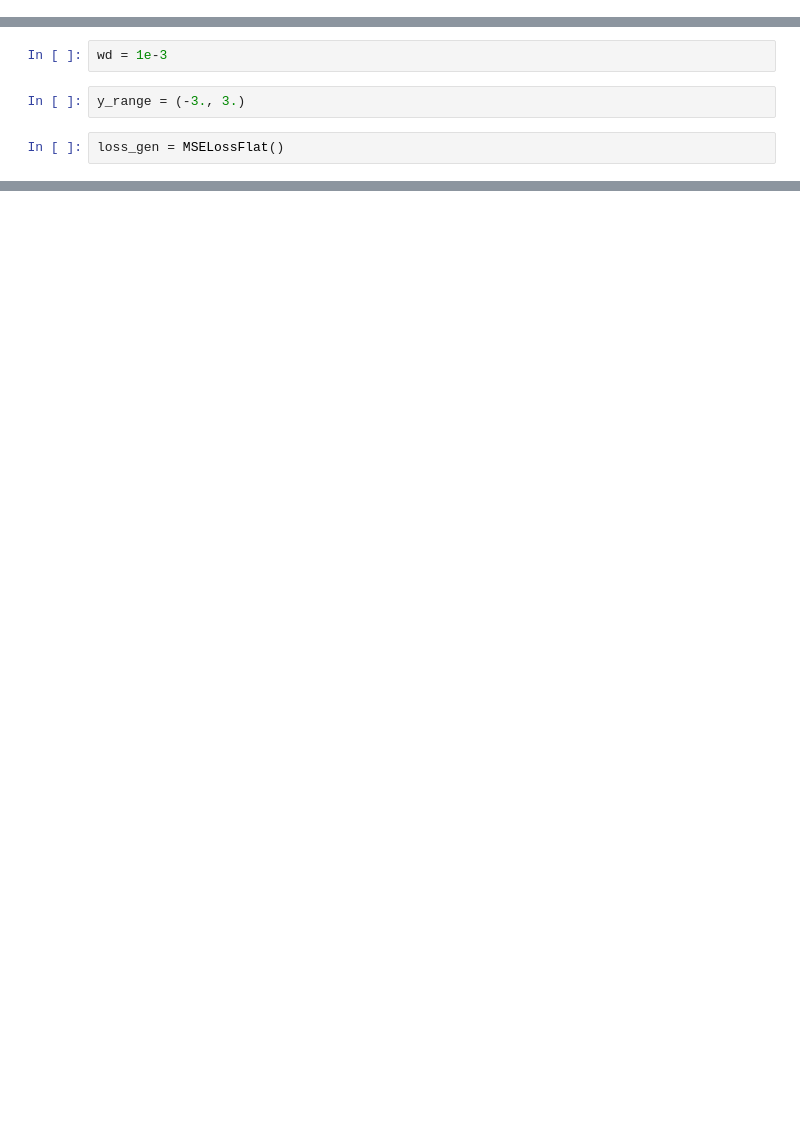
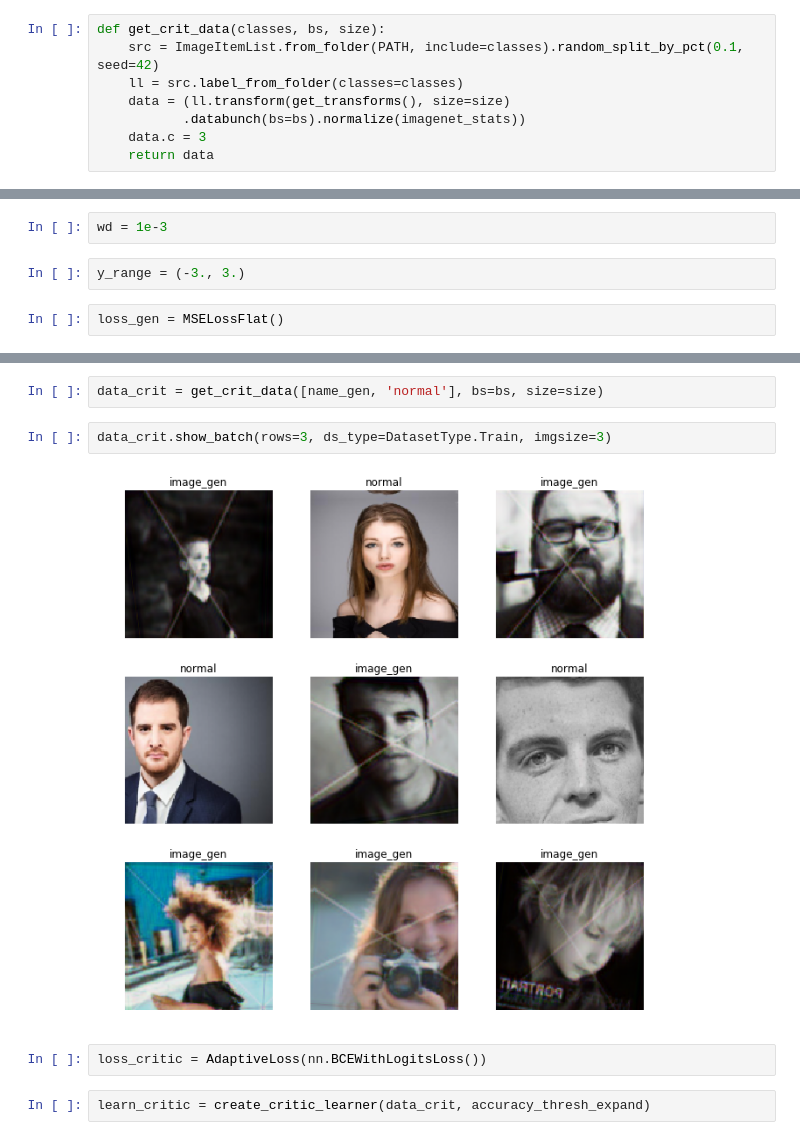
Before and after one commit to waydegg/dl_projects, a Jupyter notebook: GAN Project.ipynb, the cells around one changed output, grey strips where cells are left out. Saved outputs shown, nothing was run; the diff lists cells and outputs as text; blank space fills up the shorter version.

```diff
--- a/GAN Project.ipynb
+++ b/GAN Project.ipynb
@@ -18,0 +43,8 @@ Using GPU 0
+# %%
+def get_crit_data(classes, bs, size):
+    src = ImageItemList.from_folder(PATH, include=classes).random_split_by_pct(0.1, seed=42)
+    ll = src.label_from_folder(classes=classes)
+    data = (ll.transform(get_transforms(), size=size)
+           .databunch(bs=bs).normalize(imagenet_stats))
+    data.c = 3
+    return data
@@ -235,0 +257,10 @@ learn_gen.show_results(rows=4)
+# %%
+data_crit = get_crit_data([name_gen, 'normal'], bs=bs, size=size)
+# %%
+data_crit.show_batch(rows=3, ds_type=DatasetType.Train, imgsize=3)
+# %% [output]
+[figure, added]
+# %%
+loss_critic = AdaptiveLoss(nn.BCEWithLogitsLoss())
+# %%
+learn_critic = create_critic_learner(data_crit, accuracy_thresh_expand)
```
Also changed, not shown: parts of 52 cells of this notebook, 1 other file.
